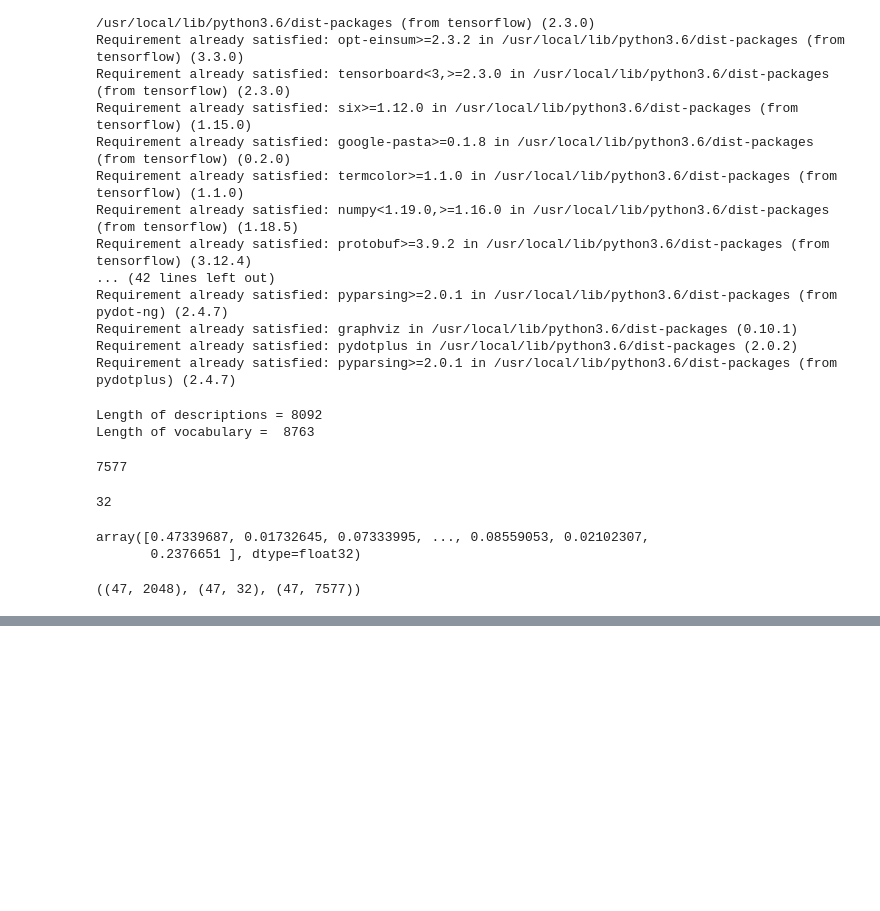
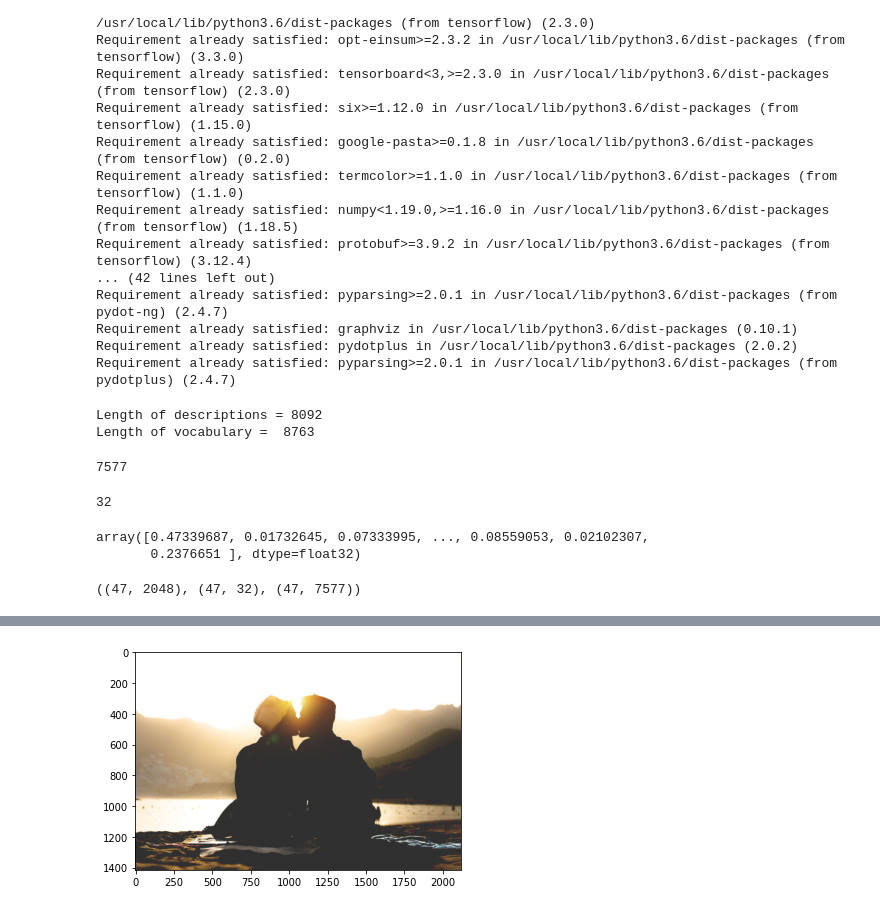
Before and after one commit to GabrieleCalarota/ImageCaptioning, a Jupyter notebook: Flickr/training_caption_generator.ipynb, the cells around one changed output, grey strips where cells are left out. Cells and saved outputs as stored; diff of their text form; code cells hidden in the pictures; blank space fills up the shorter version.

```diff
--- a/Flickr/training_caption_generator.ipynb
+++ b/Flickr/training_caption_generator.ipynb
@@ -401,0 +402,83 @@ None
+# %%
+from keras.preprocessing.text import Tokenizer
+from keras.preprocessing.sequence import pad_sequences
+from keras.applications.xception import Xception
+from keras.models import load_model
+from pickle import load
+import numpy as np
+from PIL import Image
+import matplotlib.pyplot as plt
+import argparse
+
+
+"""
+ap = argparse.ArgumentParser()
+ap.add_argument('-i', '--image', required=True, help="Image Path")
+args = vars(ap.parse_args())
+img_path = args['image']
+"""
+
+import requests
+# TESTING PURPOSES
+from pathlib import Path
+curDir = os.getcwd()
+Path(curDir + "/test/").mkdir(parents=True, exist_ok=True)
+img_path = curDir+'/test/image.jpg'
+image_url = "https://hips.hearstapps.com/hmg-prod.s3.amazonaws.com/images/instagram-captions-for-couples-1578955100.jpg"
+with open(img_path, 'wb') as f:
+    f.write(requests.get(image_url).content)
+
+def extract_features(filename, model):
+        try:
+            image = Image.open(filename)
+        except Exception as e:
+            print(e)
+            print("ERROR: Couldn't open image! Make sure the image path and extension is correct")
+        image = image.resize((299,299))
+        image = np.array(image)
+        # for images that has 4 channels, we convert them into 3 channels
+        if image.shape[2] == 4:
+            image = image[..., :3]
+        image = np.expand_dims(image, axis=0)
+        image = image/127.5
+        image = image - 1.0
+        feature = model.predict(image)
+        return feature
+
+def word_for_id(integer, tokenizer):
+ for word, index in tokenizer.word_index.items():
+     if index == integer:
+         return word
+ return None
+
+
+def generate_desc(model, tokenizer, photo, max_length):
+    in_text = ''
+    for i in range(max_length):
+        sequence = tokenizer.texts_to_sequences([in_text])[0]
+        sequence = pad_sequences([sequence], maxlen=max_length)
+        pred = model.predict([photo,sequence], verbose=0)
+        pred = np.argmax(pred)
+        word = word_for_id(pred, tokenizer)
+        if word is None:
+            break
+        if word == 'end':
+            break
+        in_text += ' ' + word
+    return in_text
+
+
+#img_path = '/content/test/image.jpg'
+max_length = 32
+tokenizer = load(open("tokenizer.p","rb"))
+model = load_model('models/model_9.h5')
+xception_model = Xception(include_top=False, pooling="avg")
+
+photo = extract_features(img_path, xception_model)
+img = Image.open(img_path)
+
+description = generate_desc(model, tokenizer, photo, max_length)
+print("\n\n")
+print(description)
+plt.imshow(img)
+# %% [output]
@@ -401,0 +491 @@ None
+[figure, added]
```
Also changed, not shown: parts of 2 cells of this notebook, 2 other files.
